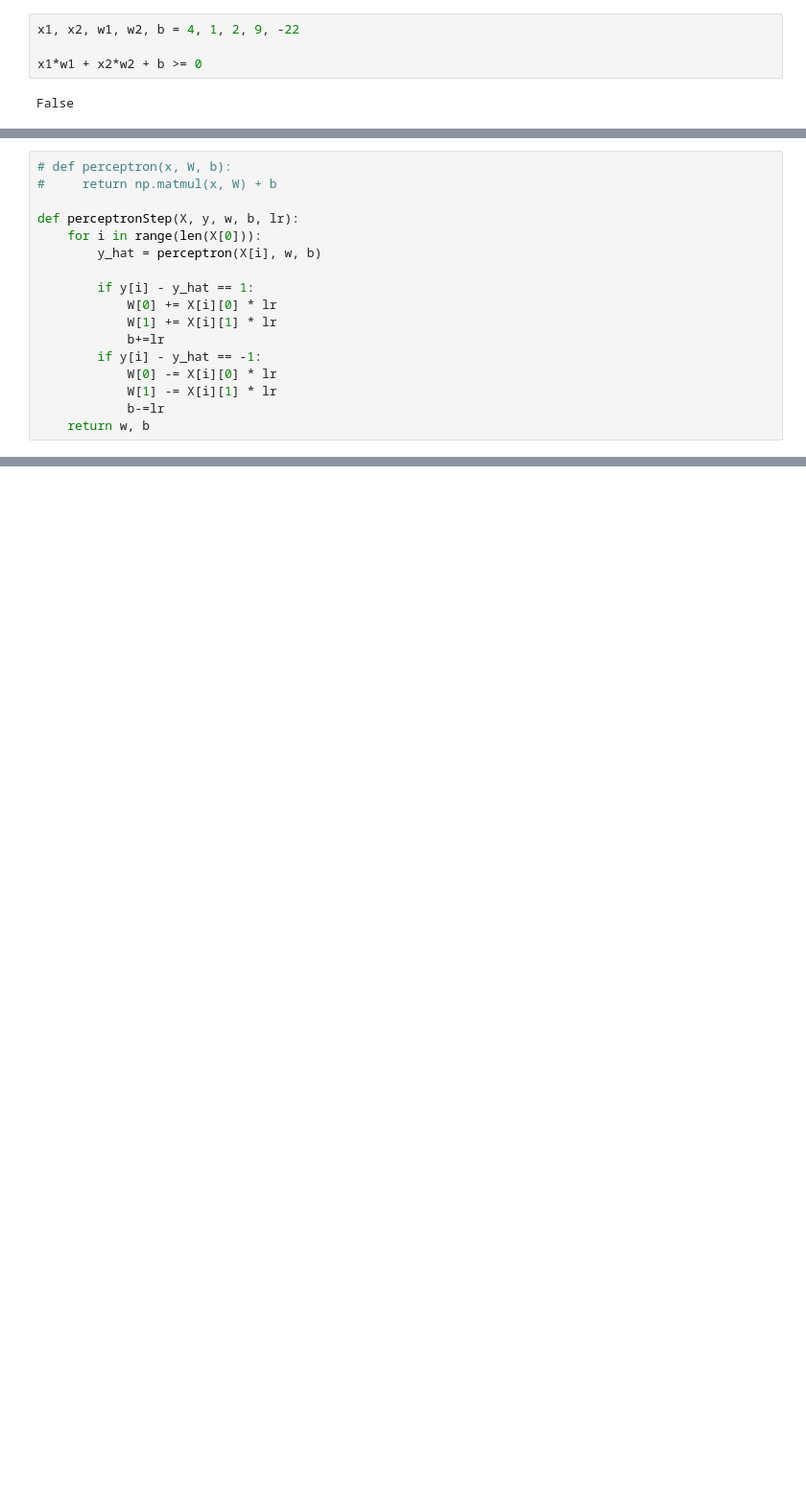
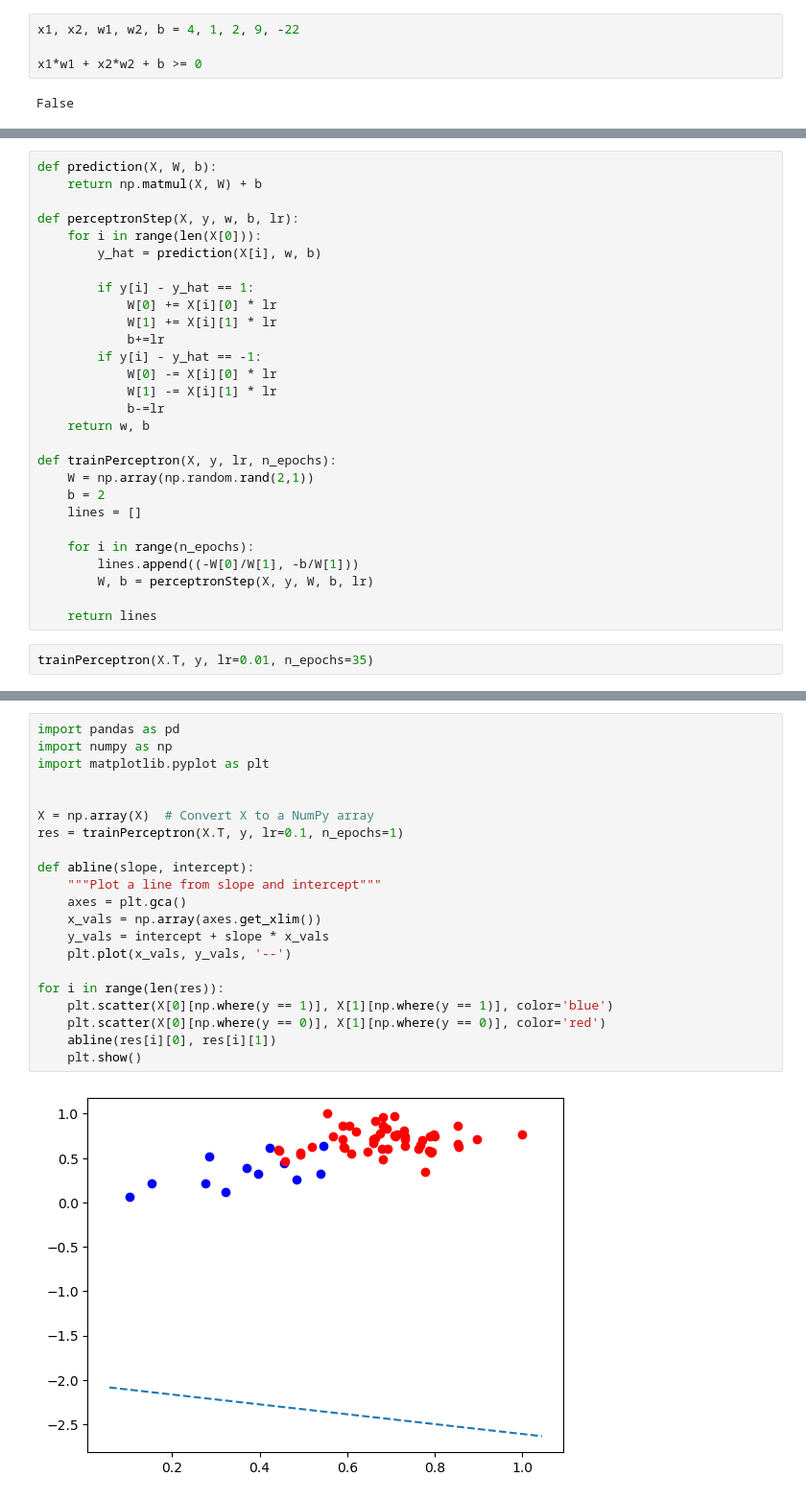
Before and after one commit to ashif-ali/Deep-Learning, a Jupyter notebook: Deep Learning Basics/Basic Perceptron.ipynb, the cells around one changed output, grey strips where cells are left out. Shown: that part at 96% size. Cells and saved outputs as stored; diff of their text form; blank space fills up the shorter version.

Commit message:
implemented trainPerceptron function

```diff
--- a/Deep Learning Basics/Basic Perceptron.ipynb
+++ b/Deep Learning Basics/Basic Perceptron.ipynb
@@ -21,10 +37,10 @@ perceptron(x, W, b)
 # %%
-# def perceptron(x, W, b):
-#     return np.matmul(x, W) + b
+def prediction(X, W, b):
+    return np.matmul(X, W) + b
 
 def perceptronStep(X, y, w, b, lr):
     for i in range(len(X[0])):
-        y_hat = perceptron(X[i], w, b)
+        y_hat = prediction(X[i], w, b)
 
         if y[i] - y_hat == 1:
             W[0] += X[i][0] * lr
@@ -35,3 +51,16 @@ def perceptronStep(X, y, w, b, lr):
             W[1] -= X[i][1] * lr
             b-=lr
     return w, b
+
+def trainPerceptron(X, y, lr, n_epochs):
+    W = np.array(np.random.rand(2,1))
+    b = 2
+    lines = []
+
+    for i in range(n_epochs):
+        lines.append((-W[0]/W[1], -b/W[1]))
+        W, b = perceptronStep(X, y, W, b, lr)
+
+    return lines
+# %%
+trainPerceptron(X.T, y, lr=0.01, n_epochs=35)
@@ -37,0 +85,23 @@ def perceptronStep(X, y, w, b, lr):
+# %%
+import pandas as pd
+import numpy as np
+import matplotlib.pyplot as plt
+
+
+X = np.array(X)  # Convert X to a NumPy array
+res = trainPerceptron(X.T, y, lr=0.1, n_epochs=1)
+
+def abline(slope, intercept):
+    """Plot a line from slope and intercept"""
+    axes = plt.gca()
+    x_vals = np.array(axes.get_xlim())
+    y_vals = intercept + slope * x_vals
+    plt.plot(x_vals, y_vals, '--')
+
+for i in range(len(res)):
+    plt.scatter(X[0][np.where(y == 1)], X[1][np.where(y == 1)], color='blue')
+    plt.scatter(X[0][np.where(y == 0)], X[1][np.where(y == 0)], color='red')
+    abline(res[i][0], res[i][1])
+    plt.show()
+# %% [output]
+[figure, added]
```
Also changed, not shown: parts of 3 cells of this notebook, 1 other file.
